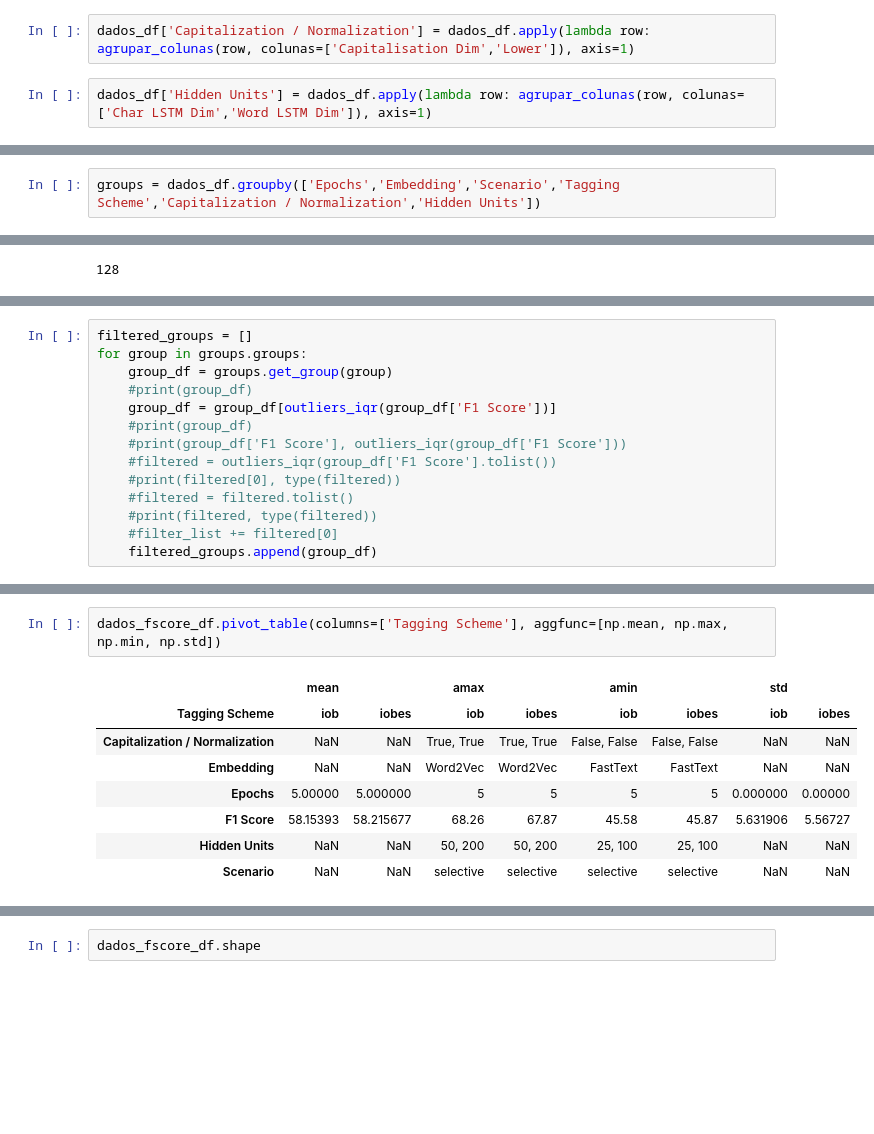
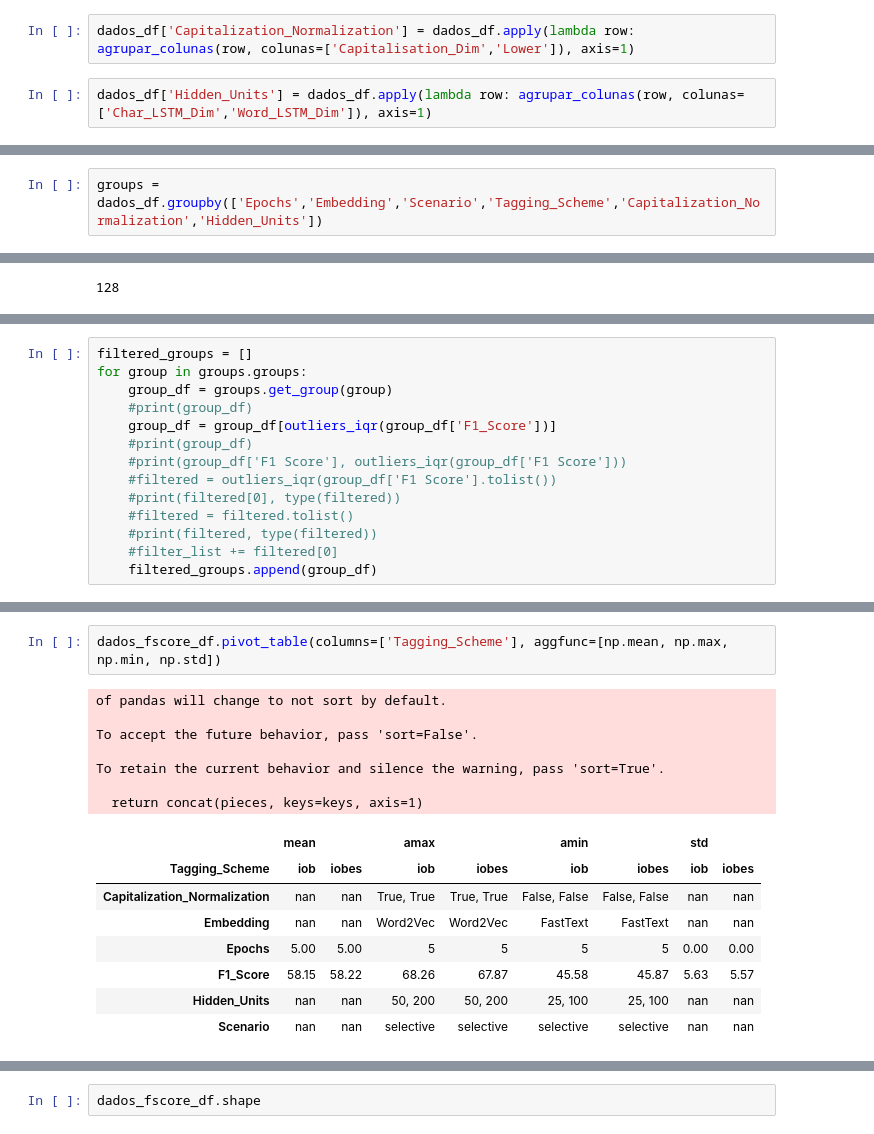
Before and after one commit to pvcastro/deeplearningufg, a Jupyter notebook: artigo_propor_2018/Portuguese Tagger Stats LR_01-Copy1.ipynb, the cells around one changed output, grey strips where cells are left out. Saved outputs shown, nothing was run; the diff lists cells and outputs as text; blank space fills up the shorter version.

```diff
--- a/artigo_propor_2018/Portuguese Tagger Stats LR_01-Copy1.ipynb
+++ b/artigo_propor_2018/Portuguese Tagger Stats LR_01-Copy1.ipynb
@@ -51,9 +51,9 @@ dados_df
 | 397 | 2 | 5 | selective | FastText | iob | True | True | ... |
 | 398 | 2 | 5 | selective | FastText | iob | True | True | ... |
 # %%
-dados_df['Capitalization / Normalization'] = dados_df.apply(lambda row: agrupar_colunas(row, colunas=['Capitalisation Dim','Lower']), axis=1)
+dados_df['Capitalization_Normalization'] = dados_df.apply(lambda row: agrupar_colunas(row, colunas=['Capitalisation_Dim','Lower']), axis=1)
 # %%
-dados_df['Hidden Units'] = dados_df.apply(lambda row: agrupar_colunas(row, colunas=['Char LSTM Dim','Word LSTM Dim']), axis=1)
+dados_df['Hidden_Units'] = dados_df.apply(lambda row: agrupar_colunas(row, colunas=['Char_LSTM_Dim','Word_LSTM_Dim']), axis=1)
 # %%
 dados_df
 # %% [output]
@@ -77,5 +77,5 @@ dados_df
 # %%
-groups = dados_df.groupby(['Epochs','Embedding','Scenario','Tagging Scheme','Capitalization / Normalization','Hidden Units'])
+groups = dados_df.groupby(['Epochs','Embedding','Scenario','Tagging_Scheme','Capitalization_Normalization','Hidden_Units'])
 # %%
 len(groups)
 # %% [output]
@@ -118,7 +118,7 @@ filtered_groups = []
 for group in groups.groups:
     group_df = groups.get_group(group)
     #print(group_df)
-    group_df = group_df[outliers_iqr(group_df['F1 Score'])]
+    group_df = group_df[outliers_iqr(group_df['F1_Score'])]
     #print(group_df)
     #print(group_df['F1 Score'], outliers_iqr(group_df['F1 Score']))
     #filtered = outliers_iqr(group_df['F1 Score'].tolist())
@@ -237,12 +251,19 @@ dados_fscore_df.pivot_table(columns=['Capitalization / Normalization'], aggfunc=
 # %%
-dados_fscore_df.pivot_table(columns=['Tagging Scheme'], aggfunc=[np.mean, np.max, np.min, np.std])
+dados_fscore_df.pivot_table(columns=['Tagging_Scheme'], aggfunc=[np.mean, np.max, np.min, np.std])
 # %% [output]
+of pandas will change to not sort by default.
+
+To accept the future behavior, pass 'sort=False'.
+
+To retain the current behavior and silence the warning, pass 'sort=True'.
+
+  return concat(pieces, keys=keys, axis=1)
 |  | mean |  | amax |  | amin |  | std |  |
-| Tagging Scheme | iob | iobes | iob | iobes | iob | iobes | iob | iobes |
-| Capitalization / Normalization | NaN | NaN | True, True | True, True | False, False | False, False | NaN | NaN |
-| Embedding | NaN | NaN | Word2Vec | Word2Vec | FastText | FastText | NaN | NaN |
-| Epochs | 5.00000 | 5.000000 | 5 | 5 | 5 | 5 | 0.000000 | 0.00000 |
-| F1 Score | 58.15393 | 58.215677 | 68.26 | 67.87 | 45.58 | 45.87 | 5.631906 | 5.56727 |
-| Hidden Units | NaN | NaN | 50, 200 | 50, 200 | 25, 100 | 25, 100 | NaN | NaN |
-| Scenario | NaN | NaN | selective | selective | selective | selective | NaN | NaN |
+| Tagging_Scheme | iob | iobes | iob | iobes | iob | iobes | iob | iobes |
+| Capitalization_Normalization | nan | nan | True, True | True, True | False, False | False, False | nan | nan |
+| Embedding | nan | nan | Word2Vec | Word2Vec | FastText | FastText | nan | nan |
+| Epochs | 5.00 | 5.00 | 5 | 5 | 5 | 5 | 0.00 | 0.00 |
+| F1_Score | 58.15 | 58.22 | 68.26 | 67.87 | 45.58 | 45.87 | 5.63 | 5.57 |
+| Hidden_Units | nan | nan | 50, 200 | 50, 200 | 25, 100 | 25, 100 | nan | nan |
+| Scenario | nan | nan | selective | selective | selective | selective | nan | nan |
 # %%
```
Also changed, not shown: parts of 36 cells of this notebook, 13 other files.
